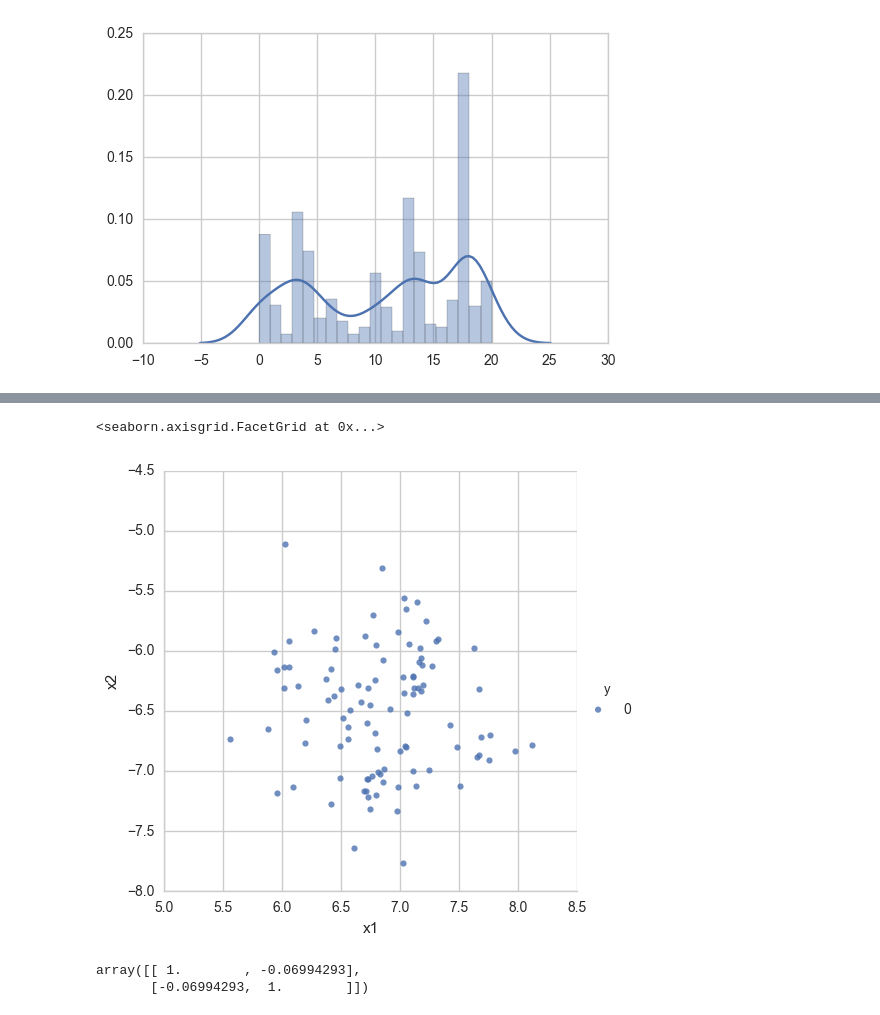
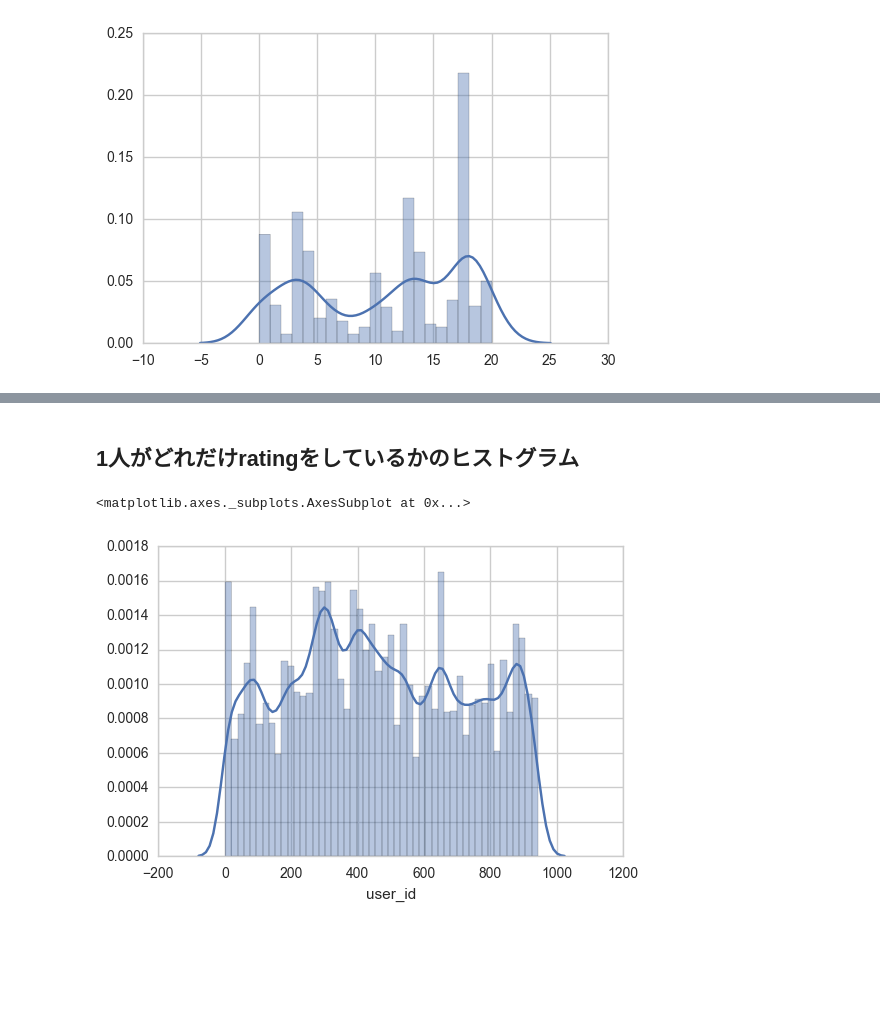
Before and after one commit to ohmuraken/vasily_intern_challenge, a Jupyter notebook: vasily_intern_challenge.ipynb, the cells around one changed output, grey strips where cells are left out. Cells and saved outputs as stored; diff of their text form; code cells hidden in the pictures; blank space fills up the shorter version.

```diff
--- a/vasily_intern_challenge.ipynb
+++ b/vasily_intern_challenge.ipynb
@@ -53,12 +35,15 @@ u_info_df
 # %%
-update_columns_set = [
+names = ["user_id", "movie_id", "rating", "timestamp"]
+u_data_df = pd.read_csv("ml-100k/u.data", delimiter='\t', header=None, names=names)
+
+names = [
     "movie_id","movie_title","release_date","video_release_date",
     "IMDb_URL","unknown","Action","Adventure","Animation",
     "Children's","Comedy","Crime","Documentary","Drama","Fantasy",
     "Film-Noir","Horror","Musical","Mystery","Romance","Sci-Fi",
     "Thriller","War","Western"
 ]
-# len(update_columns_set)
-u_item_df = pd.read_csv("ml-100k/u.item", delimiter='|', header=None, encoding="ISO-8859-1")
-u_item_df.columns = update_columns_set
-u_item_df.head(1)
+u_item_df = pd.read_csv("ml-100k/u.item", delimiter='|', header=None, names=names, encoding="ISO-8859-1")
+
+names = ["user_id", "age", "gender", "occupation", "zip_code"]
+u_user_df = pd.read_csv("ml-100k/u.user", delimiter="|", header=None, names=names)
@@ -168,16 +84,7 @@ sns.lmplot(x="x1", y="x2", data=df, fit_reg=False, hue="y")
-# %%
-x, y = make_blobs(n_samples=100,
-                                 n_features=2,
-                                 centers=1,
-                                 cluster_std=0.5,
-                                 shuffle=True)
-df = DataFrame({"x1": x[:, 0], "x2": x[:, 1], "y": y})
-sns.lmplot(x="x1", y="x2", data=df, fit_reg=False, hue="y")
-# %% [output]
-<seaborn.axisgrid.FacetGrid at 0x...>
-[figure, removed]
-# %%
-np.corrcoef(df.x1, df.x2)
-# %% [output]
-array([[ 1.        , -0.06994293],
-       [-0.06994293,  1.        ]])
+# %% [markdown]
+## 1人がどれだけratingをしているかのヒストグラム
+# %%
+sns.distplot(u_data_df["user_id"])
+# %% [output]
+<matplotlib.axes._subplots.AxesSubplot at 0x...>
+[figure, added]
```
Also changed, not shown: parts of 29 cells of this notebook.
